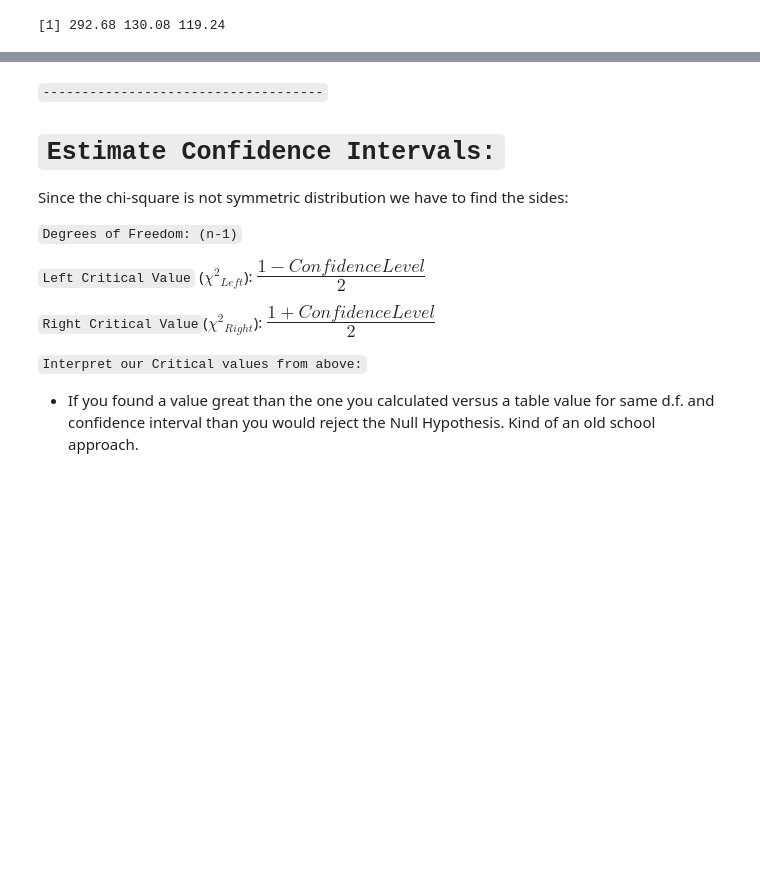
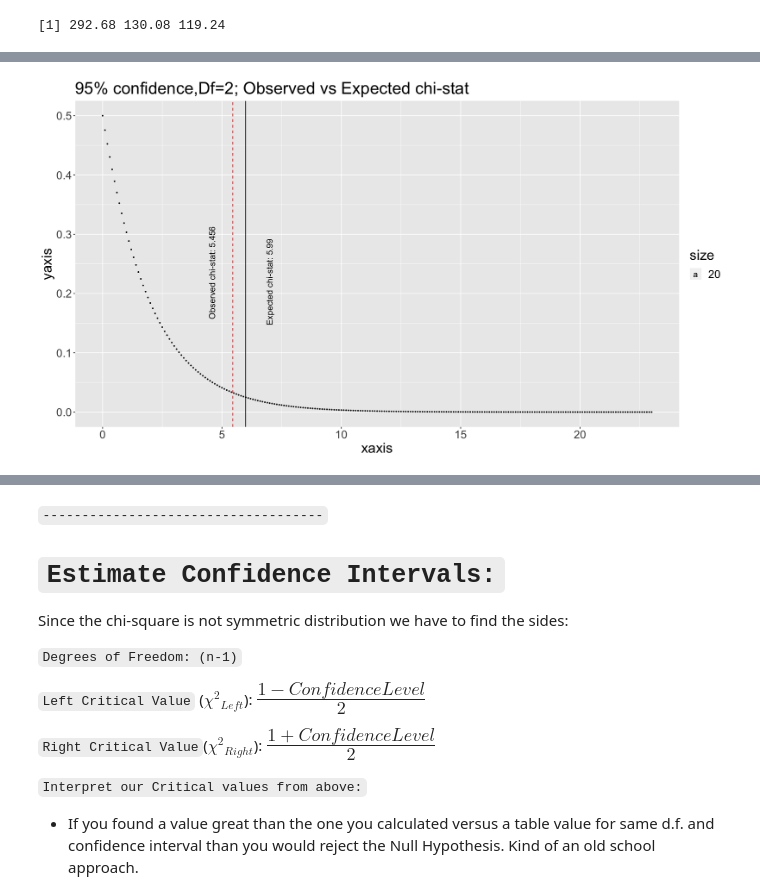
Before and after one commit to MrFuguDataScience/MLE_Basics_N_Stats, a Jupyter notebook: Chi_sq_distr.ipynb, the cells around one changed output, grey strips where cells are left out. Saved outputs shown, nothing was run; the diff lists cells and outputs as text; code cells hidden in the pictures; blank space fills up the shorter version.

```diff
--- a/Chi_sq_distr.ipynb
+++ b/Chi_sq_distr.ipynb
@@ -280,0 +357,25 @@ X-squared = 5.4561, df = 2, p-value = 0.06535
+# %%
+y_axis <- dchisq(seq(0,23,by=.1), df=2, ncp = 0, log = FALSE)
+x_axis <- seq(0,23,by=.1)
+Samp<- data.table(xaxis = x_axis, yaxis=y_axis)
+
+cuts<- data.frame(Ref = c("Observed chi-stat: 5.456", "Expected chi-stat: 5.99"),
+                   vals = c(qchisq(.95,df=2),chi_sq),
+                   stringsAsFactors = FALSE)
+
+ggplot(Samp, aes(xaxis,yaxis))+geom_point(size=0.5)+
+theme(text=element_text(size=21))+
+geom_vline(xintercept=qchisq(.95,df=2))+
+# title
+ggtitle("95% confidence,Df=2; Observed vs Expected chi-stat")+
+geom_vline(xintercept = 5.456,linetype = "dashed", colour = "red",show.legend = FALSE)+
+# adjust text for vertical lines:
+geom_text(mapping = aes(x = vals,
+                          y = 0,
+                          label = Ref,
+                          hjust = -1,
+                          vjust = -5,
+                         angle=90,size=20),
+                        data = cuts)
+# %% [output]
+[figure, added]
```
Also changed, not shown: parts of 26 cells of this notebook.
